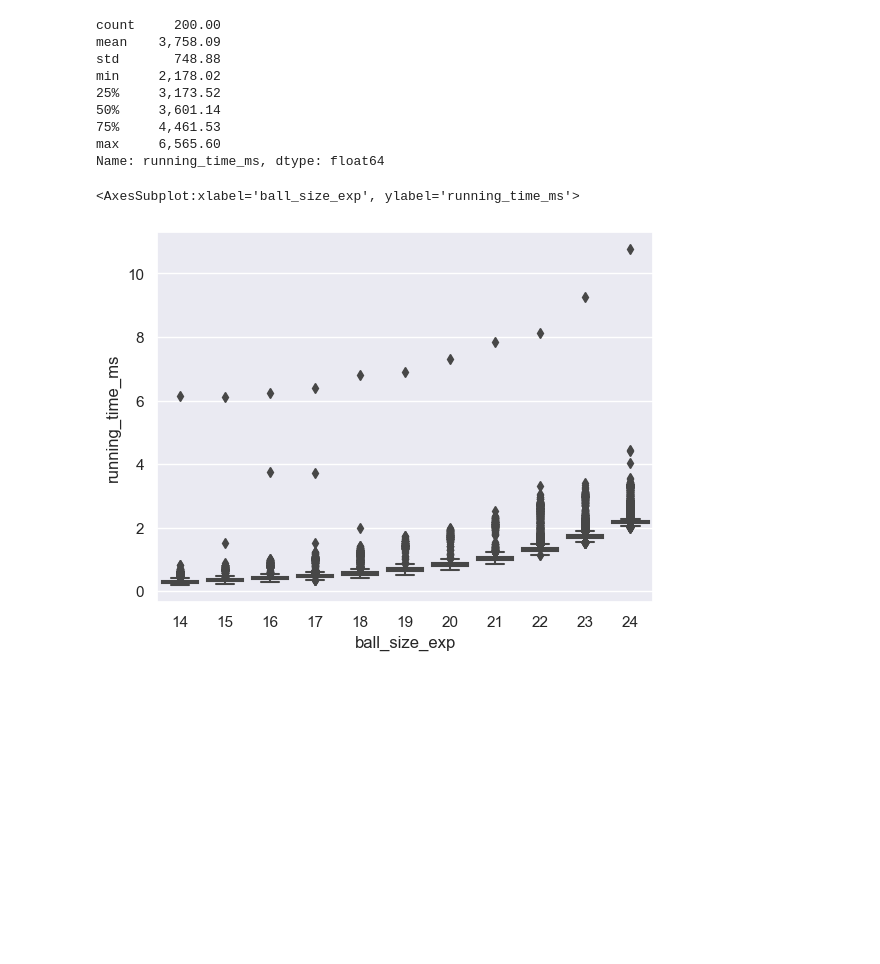
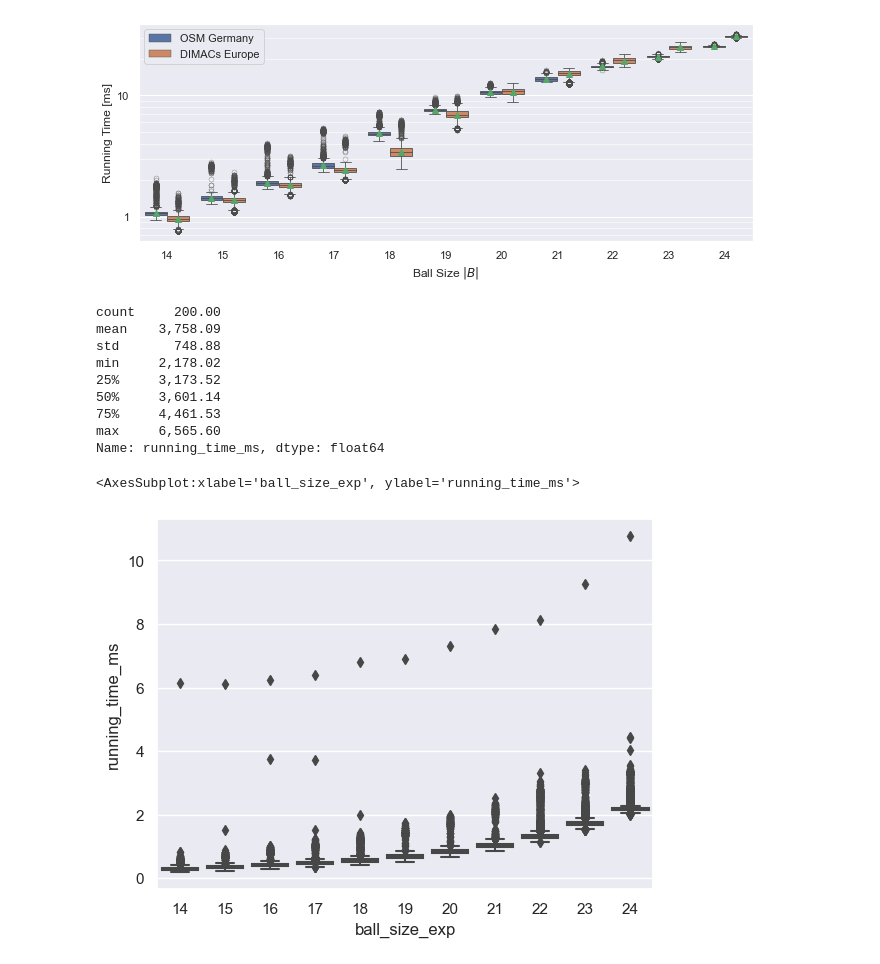
Before and after one commit to kit-algo/ch_potentials, a Jupyter notebook: eval/rphast_comparison.ipynb, the cells around one changed output. Drawn from its saved outputs; the diff is of its cells as text; code cells hidden in the pictures; blank space fills up the shorter version.

Commit message:
update lazy rphast figures

```diff
--- a/eval/rphast_comparison.ipynb
+++ b/eval/rphast_comparison.ipynb
@@ -28,6 +28,17 @@ queries = pd.DataFrame.from_records([{
     for run in data for exp in run['experiments'] for algo in exp['algo_runs']])
 # %%
 queries['running_time_s'] = queries['running_time_ms'] / 1000.0
+# %%
+plt.figure(figsize=(11,4))
+g = sns.boxplot(data=queries.loc[lambda x: x['algo'] == 'lazy_rphast_many_to_one'].loc[lambda x: x['target_set_size_exp'] == 14], x='ball_size_exp', y='running_time_ms', hue='graph', showmeans=True, linewidth=0.8, flierprops=dict(marker='o', markerfacecolor='none', markeredgewidth=0.3))
+g.set_xlabel('Ball Size $|B|$')
+g.set_ylabel('Running Time [ms]')
+g.set_yscale('log')
+g.yaxis.set_major_formatter(mpl.ticker.LogFormatter())
+plt.grid(True, which="minor", linewidth=0.6)
+g.legend().set_title('')
+# %% [output]
+[figure, added]
 # %%
 queries.loc[lambda x: x['algo'] == 'lazy_rphast_many_to_many'].loc[lambda x: x['target_set_size_exp'] == 14].loc[lambda x: x['ball_size_exp'] == 21]['running_time_ms'].describe()
 # %% [output]
```
Also changed, not shown: 5 other files.
